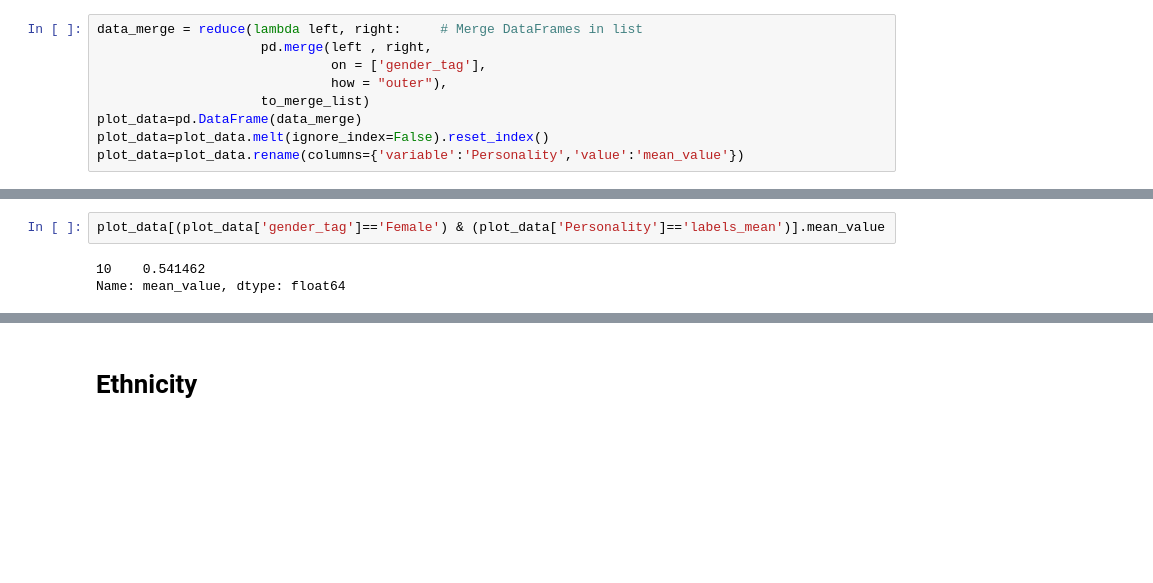
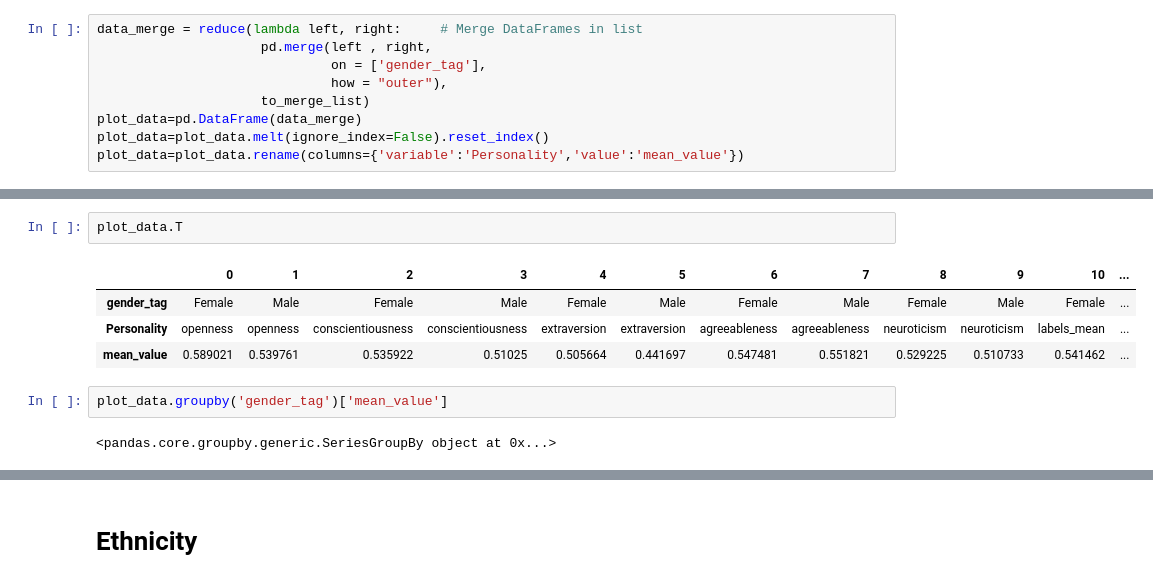
Before and after one commit to germanbarchi/OCEAN-TRUST, a Jupyter notebook: notebooks/ethnicity_&_gender_analysis.ipynb, the cells around one changed output, grey strips where cells are left out. Saved outputs shown, nothing was run; the diff lists cells and outputs as text; blank space fills up the shorter version.

```diff
--- a/notebooks/ethnicity_&_gender_analysis.ipynb
+++ b/notebooks/ethnicity_&_gender_analysis.ipynb
@@ -74,5 +84,11 @@ plot_data=plot_data.rename(columns={'variable':'Personality','value':'mean_value
+# %%
+plot_data.T
+# %% [output]
+|  | 0 | 1 | 2 | 3 | 4 | 5 | 6 | 7 | 8 | 9 | 10 | ... |
+| gender_tag | Female | Male | Female | Male | Female | Male | Female | Male | Female | Male | Female | ... |
+| Personality | openness | openness | conscientiousness | conscientiousness | extraversion | extraversion | agreeableness | agreeableness | neuroticism | neuroticism | labels_mean | ... |
+| mean_value | 0.589021 | 0.539761 | 0.535922 | 0.51025 | 0.505664 | 0.441697 | 0.547481 | 0.551821 | 0.529225 | 0.510733 | 0.541462 | ... |
 # %%
-plot_data[(plot_data['gender_tag']=='Female') & (plot_data['Personality']=='labels_mean')].mean_value
+plot_data.groupby('gender_tag')['mean_value']
 # %% [output]
-10    0.541462
-Name: mean_value, dtype: float64
+<pandas.core.groupby.generic.SeriesGroupBy object at 0x...>
```
Also changed, not shown: parts of 12 cells of this notebook, 13 other files.
